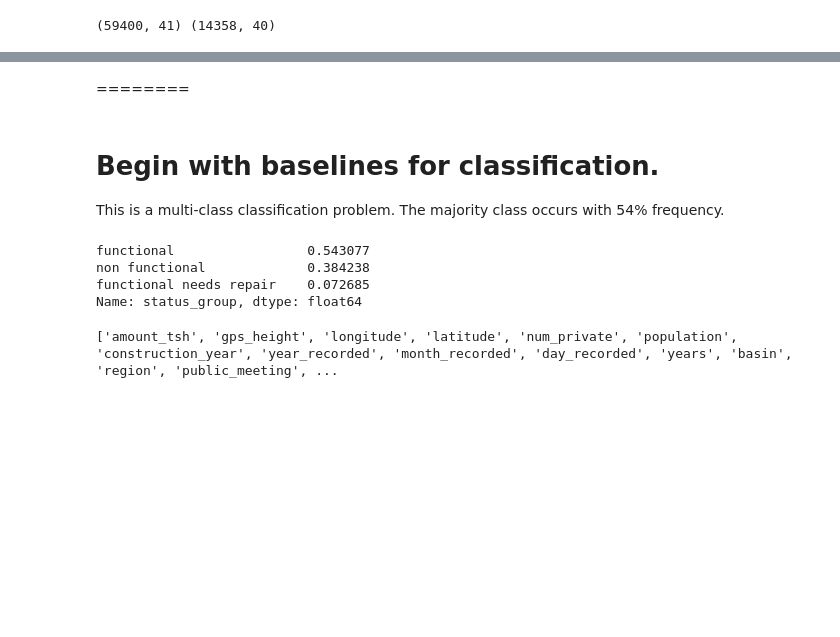
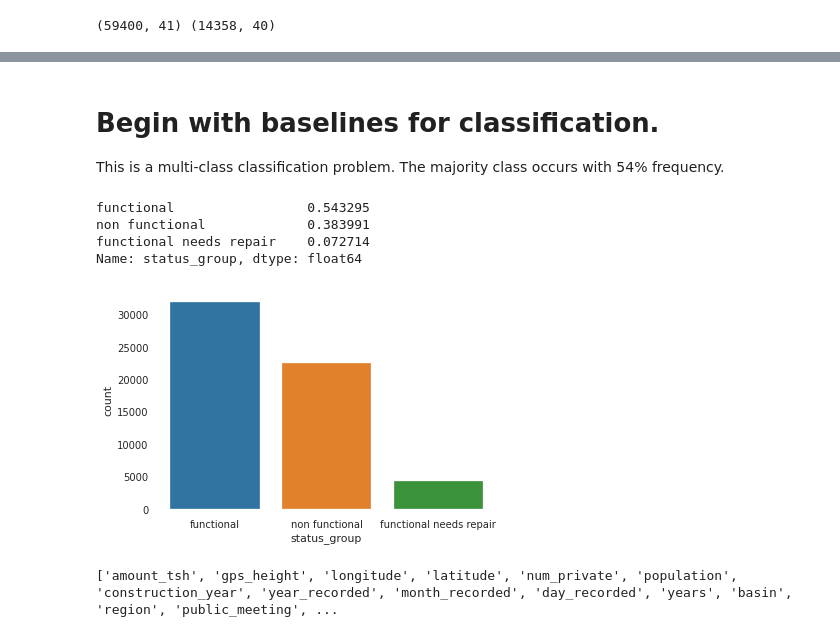
Before and after one commit to JeffreyAsuncion/DS-Unit-2-Kaggle-Challenge, a Jupyter notebook: top3_best_KaggleCompetition_val_8333_test8210.ipynb, the cells around one changed output, grey strips where cells are left out. Saved outputs shown, nothing was run; the diff lists cells and outputs as text; code cells hidden in the pictures; blank space fills up the shorter version.

```diff
--- a/top3_best_KaggleCompetition_val_8333_test8210.ipynb
+++ b/top3_best_KaggleCompetition_val_8333_test8210.ipynb
@@ -60,20 +68,25 @@ profile.to_notebook_iframe()
 profile.to_file(output_file='tanzania_profile_report_minimal.html')
 # %% [output]
 [interactive output not drawn]
-# %% [markdown]
-
-========
 # %% [markdown]
 Begin with baselines for classification.
 ==============
 This is a multi-class classification problem. The majority class occurs with 54% frequency.
 # %%
-# train['status_group'].value_counts(normalize=True)
+train['status_group'].value_counts(normalize=True)
 # %% [output]
-functional                 0.543077
-non functional             0.384238
-functional needs repair    0.072685
+functional                 0.543295
+non functional             0.383991
+functional needs repair    0.072714
 Name: status_group, dtype: float64
+# %%
+import seaborn as sns
+import matplotlib.pyplot as plt
+%matplotlib inline
+
+sns.countplot(train['status_group']);
+# %% [output]
+[figure, added]
 # %%
 import numpy as np
 
```
Also changed, not shown: parts of 11 cells of this notebook.
